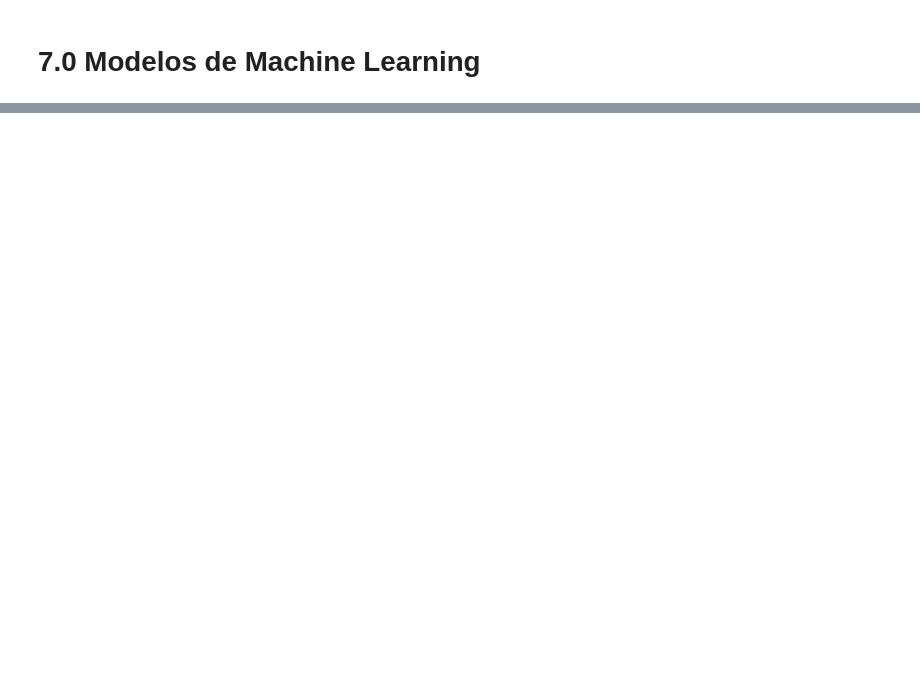
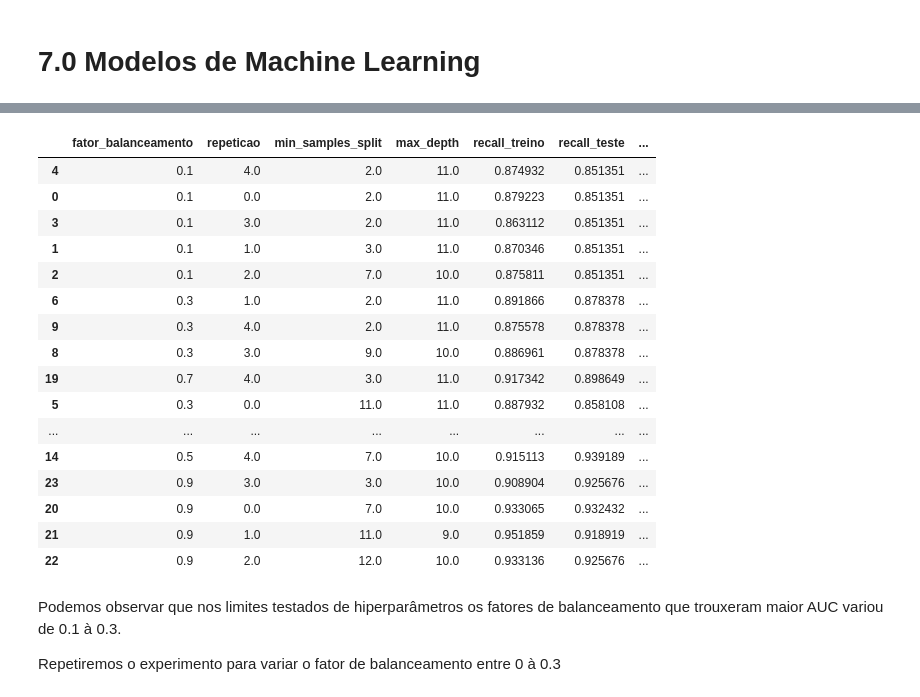
Before and after one commit to webercg/CreditCard-Fraud, a Jupyter notebook: Deteccao de Fraude.ipynb, the cells around one changed output, grey strips where cells are left out. Drawn from its saved outputs; the diff is of its cells as text; code cells hidden in the pictures; blank space fills up the shorter version.

```diff
--- a/Deteccao de Fraude.ipynb
+++ b/Deteccao de Fraude.ipynb
@@ -870,0 +895,3 @@ recall_1_treino_dt
+# %%
+recall_prod = recall_score(y_producao, y_producao_pred, pos_label=1)
+recall_prod
@@ -870,0 +900,3 @@ recall_1_treino_dt
+# %%
+accuracy_prod = accuracy_score(y_producao, y_producao_pred)
+accuracy_prod
@@ -870,0 +905,3 @@ recall_1_treino_dt
+# %%
+f1_prod = f1_score(y_producao, y_producao_pred)
+f1_prod
@@ -870,0 +910,3 @@ recall_1_treino_dt
+# %%
+auc_prod = roc_auc_score(y_producao, y_producao_pred)
+auc_prod
@@ -870,0 +1019,26 @@ recall_1_treino_dt
+# %%
+#transformando os resultados para dataframe:
+resultados = pd.DataFrame(np.array(resultados), columns=['fator_balanceamento','repeticao', 'min_samples_split','max_depth','recall_treino','recall_teste','recall_prod','acuracia_teste','acuracia_prod','f1_teste','f1_prod','auc_teste','auc_prod'])
+resultados.sort_values(by = 'auc_prod', ascending = False)
+# %% [output]
+|  | fator_balanceamento | repeticao | min_samples_split | max_depth | recall_treino | recall_teste | ... |
+| 4 | 0.1 | 4.0 | 2.0 | 11.0 | 0.874932 | 0.851351 | ... |
+| 0 | 0.1 | 0.0 | 2.0 | 11.0 | 0.879223 | 0.851351 | ... |
+| 3 | 0.1 | 3.0 | 2.0 | 11.0 | 0.863112 | 0.851351 | ... |
+| 1 | 0.1 | 1.0 | 3.0 | 11.0 | 0.870346 | 0.851351 | ... |
+| 2 | 0.1 | 2.0 | 7.0 | 10.0 | 0.875811 | 0.851351 | ... |
+| 6 | 0.3 | 1.0 | 2.0 | 11.0 | 0.891866 | 0.878378 | ... |
+| 9 | 0.3 | 4.0 | 2.0 | 11.0 | 0.875578 | 0.878378 | ... |
+| 8 | 0.3 | 3.0 | 9.0 | 10.0 | 0.886961 | 0.878378 | ... |
+| 19 | 0.7 | 4.0 | 3.0 | 11.0 | 0.917342 | 0.898649 | ... |
+| 5 | 0.3 | 0.0 | 11.0 | 11.0 | 0.887932 | 0.858108 | ... |
+| ... | ... | ... | ... | ... | ... | ... | ... |
+| 14 | 0.5 | 4.0 | 7.0 | 10.0 | 0.915113 | 0.939189 | ... |
+| 23 | 0.9 | 3.0 | 3.0 | 10.0 | 0.908904 | 0.925676 | ... |
+| 20 | 0.9 | 0.0 | 7.0 | 10.0 | 0.933065 | 0.932432 | ... |
+| 21 | 0.9 | 1.0 | 11.0 | 9.0 | 0.951859 | 0.918919 | ... |
+| 22 | 0.9 | 2.0 | 12.0 | 10.0 | 0.933136 | 0.925676 | ... |
+# %% [markdown]
+Podemos observar que nos limites testados de hiperparâmetros os fatores de balanceamento que trouxeram maior AUC variou de 0.1 à 0.3.
+
+Repetiremos o experimento para variar o fator de balanceamento entre 0 à  0.3
```
Also changed, not shown: parts of 168 cells of this notebook.
